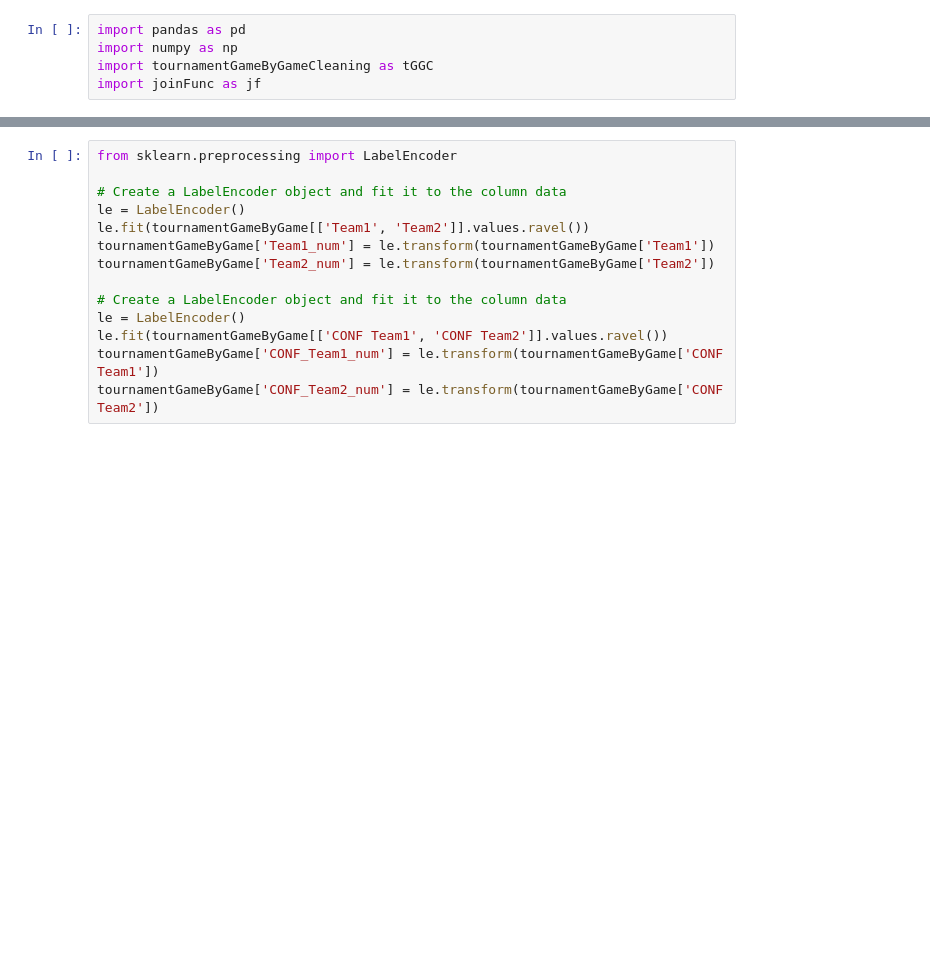
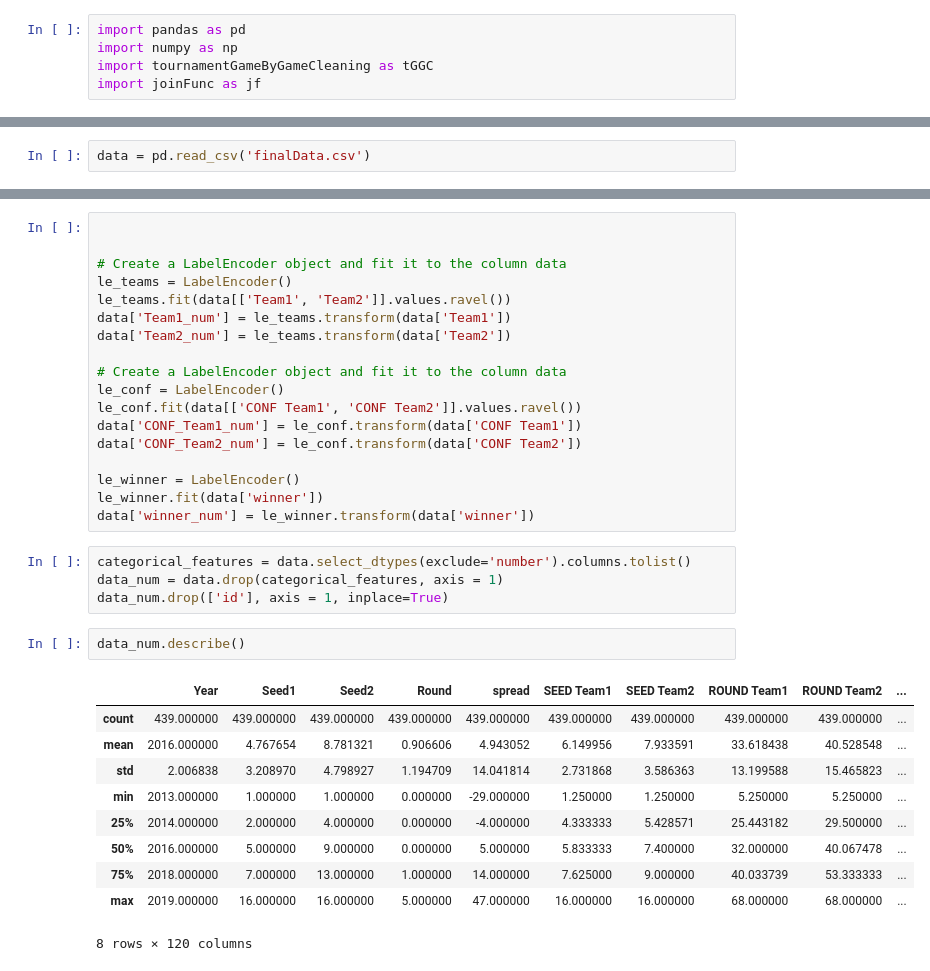
Before and after one commit to jacob-vogel/MLApplication, a Jupyter notebook: Pipeline ML Application.ipynb, the cells around one changed output, grey strips where cells are left out. Cells and saved outputs as stored; diff of their text form; blank space fills up the shorter version.

```diff
--- a/Pipeline ML Application.ipynb
+++ b/Pipeline ML Application.ipynb
@@ -23,0 +6,2 @@ tournamentGameByGame = jf.joinCols(seasonStatsCols, tournamentGameByGame, season
+# %%
+data = pd.read_csv('finalData.csv')
@@ -24,14 +207,35 @@ tournamentGameByGame = jf.joinCols(seasonStatsCols, tournamentGameByGame, season
 # %%
-from sklearn.preprocessing import LabelEncoder
+
 
 # Create a LabelEncoder object and fit it to the column data
-le = LabelEncoder()
-le.fit(tournamentGameByGame[['Team1', 'Team2']].values.ravel())
-tournamentGameByGame['Team1_num'] = le.transform(tournamentGameByGame['Team1'])
-tournamentGameByGame['Team2_num'] = le.transform(tournamentGameByGame['Team2'])
+le_teams = LabelEncoder()
+le_teams.fit(data[['Team1', 'Team2']].values.ravel())
+data['Team1_num'] = le_teams.transform(data['Team1'])
+data['Team2_num'] = le_teams.transform(data['Team2'])
 
 # Create a LabelEncoder object and fit it to the column data
-le = LabelEncoder()
-le.fit(tournamentGameByGame[['CONF Team1', 'CONF Team2']].values.ravel())
-tournamentGameByGame['CONF_Team1_num'] = le.transform(tournamentGameByGame['CONF Team1'])
-tournamentGameByGame['CONF_Team2_num'] = le.transform(tournamentGameByGame['CONF Team2'])
+le_conf = LabelEncoder()
+le_conf.fit(data[['CONF Team1', 'CONF Team2']].values.ravel())
+data['CONF_Team1_num'] = le_conf.transform(data['CONF Team1'])
+data['CONF_Team2_num'] = le_conf.transform(data['CONF Team2'])
+
+le_winner = LabelEncoder()
+le_winner.fit(data['winner'])
+data['winner_num'] = le_winner.transform(data['winner'])
+# %%
+categorical_features = data.select_dtypes(exclude='number').columns.tolist()
+data_num = data.drop(categorical_features, axis = 1)
+data_num.drop(['id'], axis = 1, inplace=True)
+# %%
+data_num.describe()
+# %% [output]
+|  | Year | Seed1 | Seed2 | Round | spread | SEED Team1 | SEED Team2 | ROUND Team1 | ROUND Team2 | ... |
+| count | 439.000000 | 439.000000 | 439.000000 | 439.000000 | 439.000000 | 439.000000 | 439.000000 | 439.000000 | 439.000000 | ... |
+| mean | 2016.000000 | 4.767654 | 8.781321 | 0.906606 | 4.943052 | 6.149956 | 7.933591 | 33.618438 | 40.528548 | ... |
+| std | 2.006838 | 3.208970 | 4.798927 | 1.194709 | 14.041814 | 2.731868 | 3.586363 | 13.199588 | 15.465823 | ... |
+| min | 2013.000000 | 1.000000 | 1.000000 | 0.000000 | -29.000000 | 1.250000 | 1.250000 | 5.250000 | 5.250000 | ... |
+| 25% | 2014.000000 | 2.000000 | 4.000000 | 0.000000 | -4.000000 | 4.333333 | 5.428571 | 25.443182 | 29.500000 | ... |
+| 50% | 2016.000000 | 5.000000 | 9.000000 | 0.000000 | 5.000000 | 5.833333 | 7.400000 | 32.000000 | 40.067478 | ... |
+| 75% | 2018.000000 | 7.000000 | 13.000000 | 1.000000 | 14.000000 | 7.625000 | 9.000000 | 40.033739 | 53.333333 | ... |
+| max | 2019.000000 | 16.000000 | 16.000000 | 5.000000 | 47.000000 | 16.000000 | 16.000000 | 68.000000 | 68.000000 | ... |
+8 rows × 120 columns
```
Also changed, not shown: parts of 46 cells of this notebook, 1 other file.
